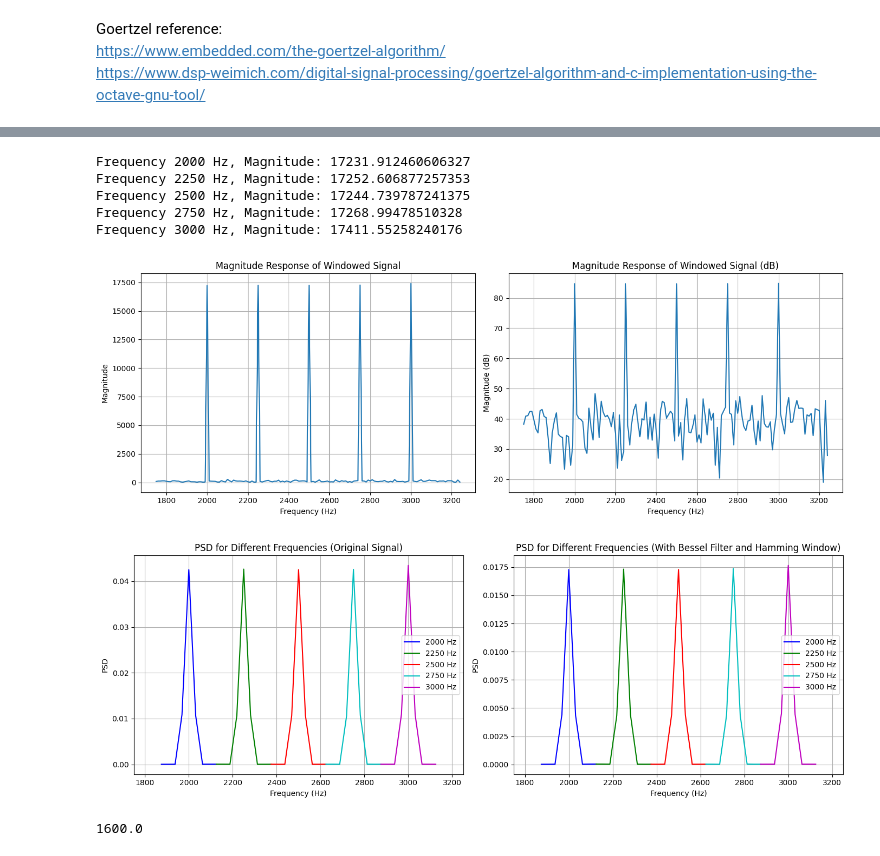
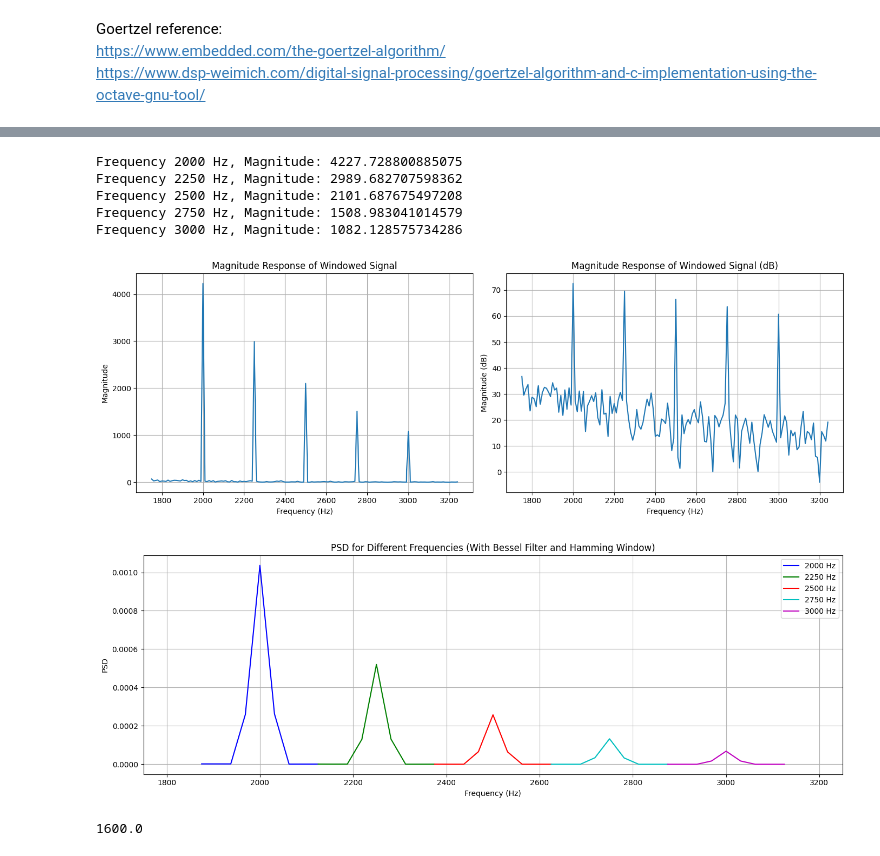
Before and after one commit to aqsnyder/cortex_m4_goerztel, a Jupyter notebook: goertzel_test.ipynb, the cells around one changed output, grey strips where cells are left out. Drawn from its saved outputs; the diff is of its cells as text; code cells hidden in the pictures.

Commit message:
filter order

```diff
--- a/goertzel_test.ipynb
+++ b/goertzel_test.ipynb
@@ -118,8 +118,8 @@ plt.show()
 # %%
 # Apply Bessel filter
 cutoff_frequency = 0.05 * sampling_rate  # Normalized cutoff frequency
-filtered_signal = combined_signal
-# filtered_signal = apply_bessel_filter(combined_signal, sampling_rate, cutoff_frequency)
+# filtered_signal = combined_signal
+filtered_signal = apply_bessel_filter(combined_signal, sampling_rate, cutoff_frequency)
 
 # Apply Hamming window to the filtered signal
 windowed_signal = filtered_signal * np.hamming(len(filtered_signal))
@@ -141,39 +141,39 @@ frequency_range = np.arange(freq_start, freq_end, freq_step)
 # Calculate magnitude response of the windowed signal
 n = len(windowed_signal)
 magnitudes = magnitude_response(windowed_signal, sampling_rate, frequency_range, n)
 
 # Convert magnitudes to decibels
 magnitudes_db = 20 * np.log10(magnitudes)
 
 # Plotting setup
 plt.figure(figsize=(14, 5))
 
 
 # Linear scale
 plt.subplot(1, 2, 1)
 plt.plot(frequency_range, magnitudes)
 plt.title("Magnitude Response of Windowed Signal")
 plt.xlabel("Frequency (Hz)")
 plt.ylabel("Magnitude")
 plt.grid(True)
 
 # dB scale
 plt.subplot(1, 2, 2)
 plt.plot(frequency_range, magnitudes_db)
 plt.title("Magnitude Response of Windowed Signal (dB)")
 plt.xlabel("Frequency (Hz)")
 plt.ylabel("Magnitude (dB)")
 plt.grid(True)
 
 plt.tight_layout()
 plt.show()
 # %% [output]
-Frequency 2000 Hz, Magnitude: 17231.912460606327
-Frequency 2250 Hz, Magnitude: 17252.606877257353
-Frequency 2500 Hz, Magnitude: 17244.739787241375
-Frequency 2750 Hz, Magnitude: 17268.99478510328
-Frequency 3000 Hz, Magnitude: 17411.55258240176
+Frequency 2000 Hz, Magnitude: 4227.728800885075
+Frequency 2250 Hz, Magnitude: 2989.682707598362
+Frequency 2500 Hz, Magnitude: 2101.687675497208
+Frequency 2750 Hz, Magnitude: 1508.983041014579
+Frequency 3000 Hz, Magnitude: 1082.128575734286
-[figure, old version]
+[figure, new version]
 # %%
 # Frequencies of interest and padding
 frequencies_of_interest = frequencies
@@ -198,7 +198,7 @@ plt.grid(True)
 plt.tight_layout()
 plt.show()
 # %% [output]
-[figure, old version]
+[figure, new version]
 # %%
 from scipy.signal import freqz
 
```
Also changed, not shown: parts of 1 cell of this notebook.
